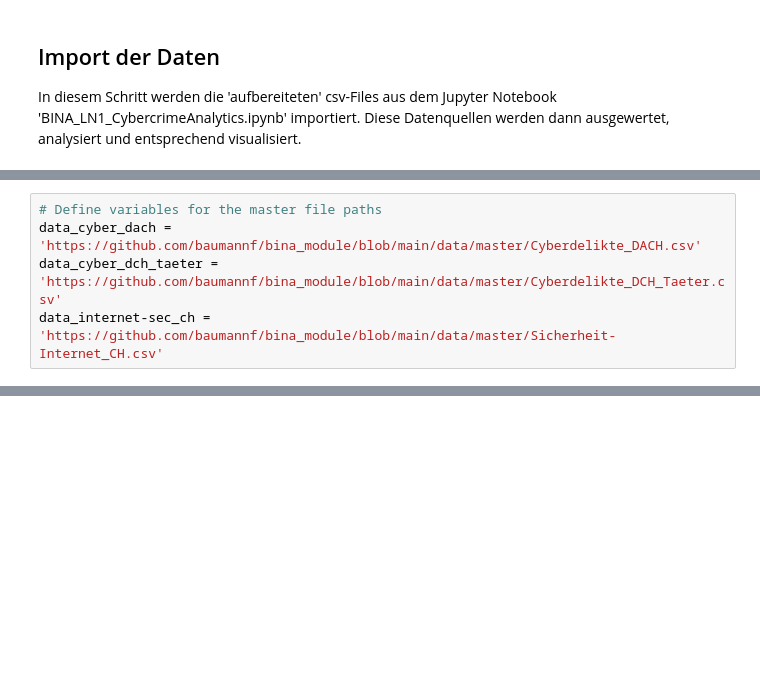
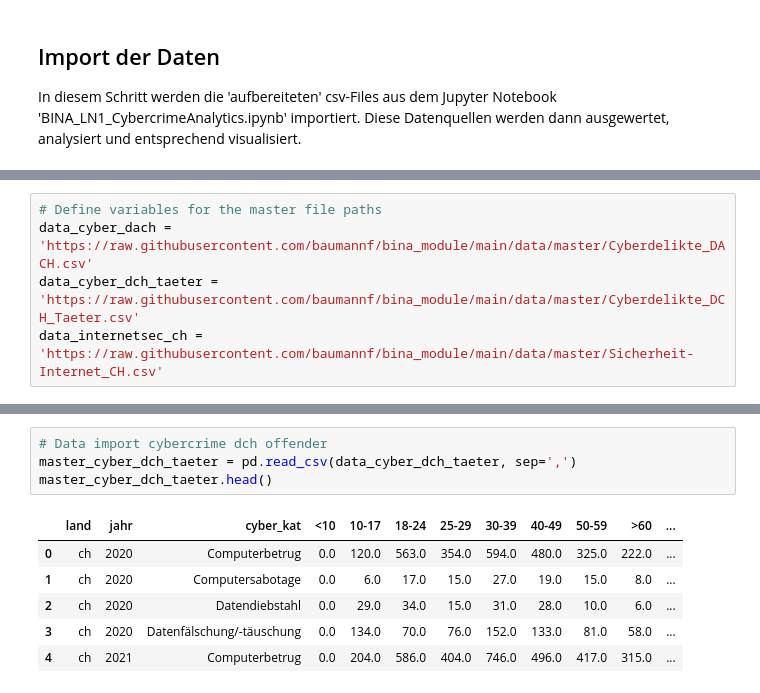
Before and after one commit to baumannf/bina_module, a Jupyter notebook: BINA_LN1_CybercrimeVisualisation.ipynb, the cells around one changed output, grey strips where cells are left out. Cells and saved outputs as stored; diff of their text form; blank space fills up the shorter version.

Commit message:
Import Masterfiles abgeschlossen

```diff
--- a/BINA_LN1_CybercrimeVisualisation.ipynb
+++ b/BINA_LN1_CybercrimeVisualisation.ipynb
@@ -18,6 +18,6 @@ In diesem Abschnitt werden die folgenden Masterfiles für die weitere Verwendung
 - 'Sicherheit Internet - CH'
 # %%
 # Define variables for the master file paths
-data_cyber_dach = 'https://github.com/baumannf/bina_module/blob/main/data/master/Cyberdelikte_DACH.csv'
-data_cyber_dch_taeter = 'https://github.com/baumannf/bina_module/blob/main/data/master/Cyberdelikte_DCH_Taeter.csv'
-data_internet-sec_ch = 'https://github.com/baumannf/bina_module/blob/main/data/master/Sicherheit-Internet_CH.csv'
+data_cyber_dach = 'https://raw.githubusercontent.com/baumannf/bina_module/main/data/master/Cyberdelikte_DACH.csv'
+data_cyber_dch_taeter = 'https://raw.githubusercontent.com/baumannf/bina_module/main/data/master/Cyberdelikte_DCH_Taeter.csv'
+data_internetsec_ch = 'https://raw.githubusercontent.com/baumannf/bina_module/main/data/master/Sicherheit-Internet_CH.csv'
@@ -23,0 +37,11 @@ data_internet-sec_ch = 'https://github.com/baumannf/bina_module/blob/main/data/m
+# %%
+# Data import cybercrime dch offender
+master_cyber_dch_taeter = pd.read_csv(data_cyber_dch_taeter, sep=',')
+master_cyber_dch_taeter.head()
+# %% [output]
+|  | land | jahr | cyber_kat | <10 | 10-17 | 18-24 | 25-29 | 30-39 | 40-49 | 50-59 | >60 | ... |
+| 0 | ch | 2020 | Computerbetrug | 0.0 | 120.0 | 563.0 | 354.0 | 594.0 | 480.0 | 325.0 | 222.0 | ... |
+| 1 | ch | 2020 | Computersabotage | 0.0 | 6.0 | 17.0 | 15.0 | 27.0 | 19.0 | 15.0 | 8.0 | ... |
+| 2 | ch | 2020 | Datendiebstahl | 0.0 | 29.0 | 34.0 | 15.0 | 31.0 | 28.0 | 10.0 | 6.0 | ... |
+| 3 | ch | 2020 | Datenfälschung/-täuschung | 0.0 | 134.0 | 70.0 | 76.0 | 152.0 | 133.0 | 81.0 | 58.0 | ... |
+| 4 | ch | 2021 | Computerbetrug | 0.0 | 204.0 | 586.0 | 404.0 | 746.0 | 496.0 | 417.0 | 315.0 | ... |
```
Also changed, not shown: parts of 3 cells of this notebook.
